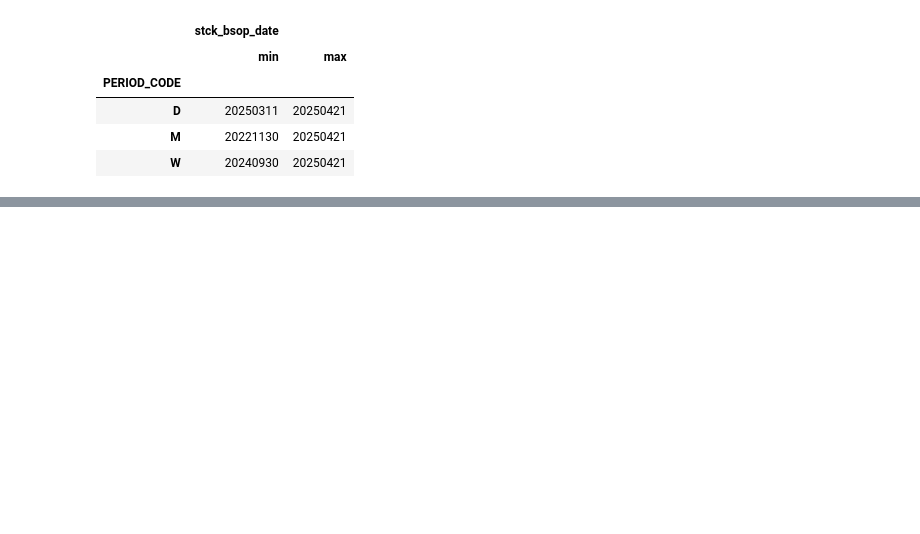
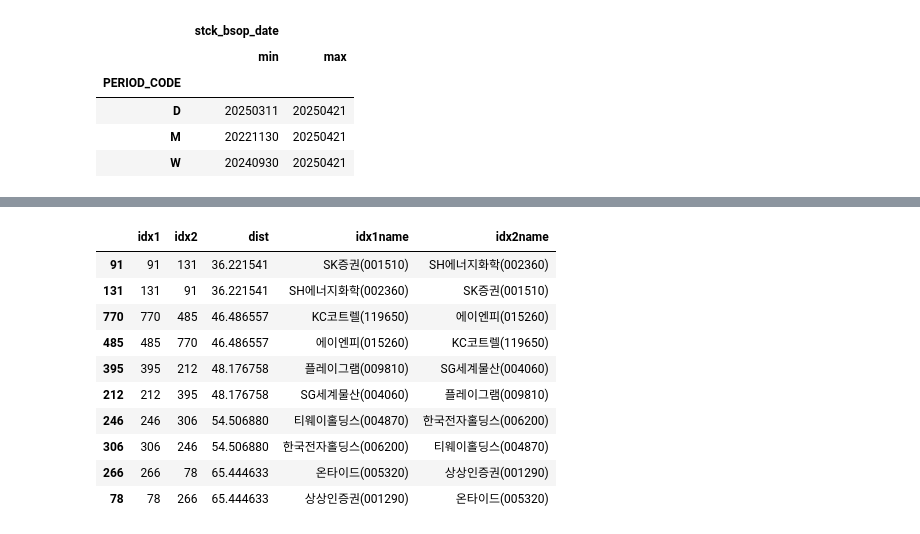
Before and after one commit to byeungchun/ofij, a Jupyter notebook: experiment/21apr2025/data_build.ipynb, the cells around one changed output, grey strips where cells are left out. Saved outputs shown, nothing was run; the diff lists cells and outputs as text; code cells hidden in the pictures; blank space fills up the shorter version.

```diff
--- a/experiment/21apr2025/data_build.ipynb
+++ b/experiment/21apr2025/data_build.ipynb
@@ -92,0 +497,10 @@ dfhmm['acml_vol'].plot()
+# %%
+minres = []
+for i, rec in dfdtwres.iterrows():
+    rec2 = rec.dropna().nsmallest(2)
+    min_idx = rec2.index[-1]
+    min_val = rec2.iloc[-1]
+    minres.append((i, min_idx, min_val))
+# %%
+dfminres = pd.DataFrame(minres)
+dfminres.columns = ['idx1', 'idx2', 'dist']
@@ -92,0 +517,20 @@ dfhmm['acml_vol'].plot()
+# %%
+dfminres['idx1name'] = ''
+dfminres['idx2name'] = ''
+for i, rec in dfminres.iterrows():
+    dfminres.loc[i, 'idx1name'] = dfprc.columns[rec['idx1']]
+    dfminres.loc[i, 'idx2name'] = dfprc.columns[rec['idx2']]
+# %%
+dfminres[dfminres['dist'] > 0.1].sort_values('dist').head(10)
+# %% [output]
+|  | idx1 | idx2 | dist | idx1name | idx2name |
+| 91 | 91 | 131 | 36.221541 | SK증권(001510) | SH에너지화학(002360) |
+| 131 | 131 | 91 | 36.221541 | SH에너지화학(002360) | SK증권(001510) |
+| 770 | 770 | 485 | 46.486557 | KC코트렐(119650) | 에이엔피(015260) |
+| 485 | 485 | 770 | 46.486557 | 에이엔피(015260) | KC코트렐(119650) |
+| 395 | 395 | 212 | 48.176758 | 플레이그램(009810) | SG세계물산(004060) |
+| 212 | 212 | 395 | 48.176758 | SG세계물산(004060) | 플레이그램(009810) |
+| 246 | 246 | 306 | 54.506880 | 티웨이홀딩스(004870) | 한국전자홀딩스(006200) |
+| 306 | 306 | 246 | 54.506880 | 한국전자홀딩스(006200) | 티웨이홀딩스(004870) |
+| 266 | 266 | 78 | 65.444633 | 온타이드(005320) | 상상인증권(001290) |
+| 78 | 78 | 266 | 65.444633 | 상상인증권(001290) | 온타이드(005320) |
```
Also changed, not shown: parts of 27 cells of this notebook, 1 other file.
